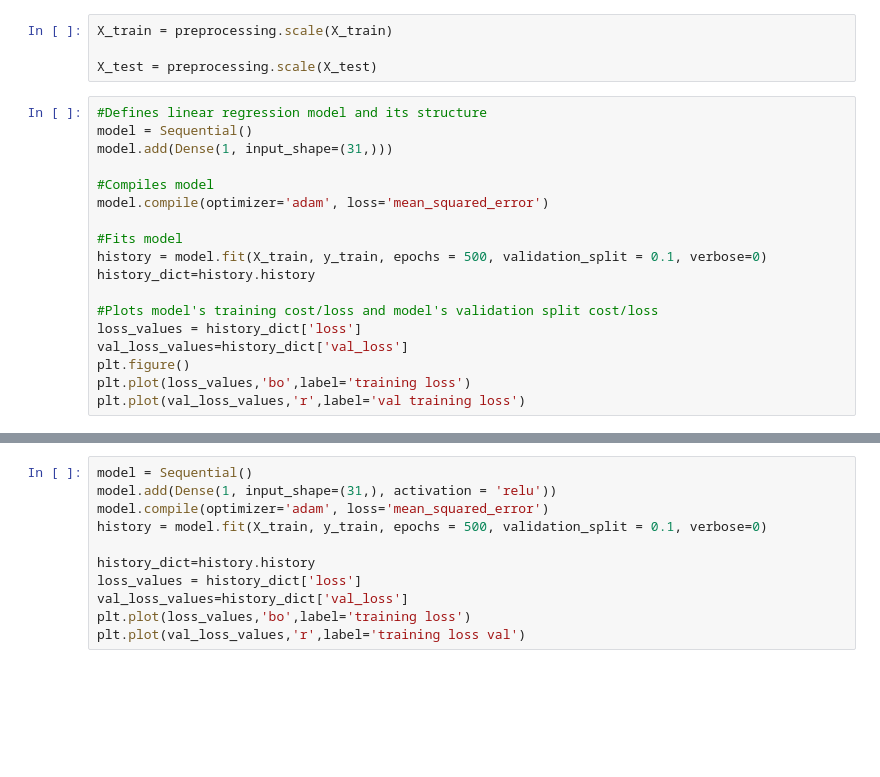
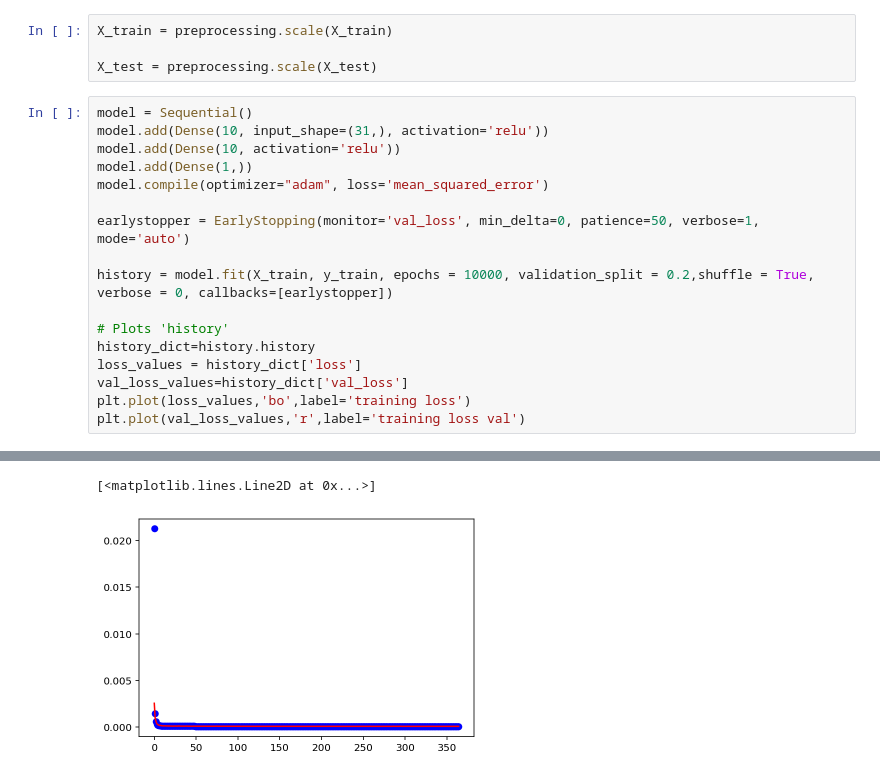
Before and after one commit to antoniusYanuar/Ml, a Jupyter notebook: neural_network.ipynb, the cells around one changed output, grey strips where cells are left out. Cells and saved outputs as stored; diff of their text form; blank space fills up the shorter version.

```diff
--- a/neural_network.ipynb
+++ b/neural_network.ipynb
@@ -30,20 +30,20 @@ X_train = preprocessing.scale(X_train)
 
 X_test = preprocessing.scale(X_test)
 # %%
-#Defines linear regression model and its structure
 model = Sequential()
-model.add(Dense(1, input_shape=(31,)))
+model.add(Dense(10, input_shape=(31,), activation='relu'))
+model.add(Dense(10, activation='relu'))
+model.add(Dense(1,))
+model.compile(optimizer="adam", loss='mean_squared_error')
 
-#Compiles model
-model.compile(optimizer='adam', loss='mean_squared_error')
+earlystopper = EarlyStopping(monitor='val_loss', min_delta=0, patience=50, verbose=1, mode='auto')
 
-#Fits model
-history = model.fit(X_train, y_train, epochs = 500, validation_split = 0.1, verbose=0)
+history = model.fit(X_train, y_train, epochs = 10000, validation_split = 0.2,shuffle = True, verbose = 0, callbacks=[earlystopper])
+
+# Plots 'history'
 history_dict=history.history
-
-#Plots model's training cost/loss and model's validation split cost/loss
 loss_values = history_dict['loss']
 val_loss_values=history_dict['val_loss']
-plt.figure()
 plt.plot(loss_values,'bo',label='training loss')
-plt.plot(val_loss_values,'r',label='val training loss')
+plt.plot(val_loss_values,'r',label='training loss val')
+# %% [output]
@@ -50,14 +64,5 @@ plt.plot(val_loss_values,'r',label='val training loss')
+[<matplotlib.lines.Line2D at 0x...>]
+[figure, added]
-# %%
-model = Sequential()
-model.add(Dense(1, input_shape=(31,), activation = 'relu'))
-model.compile(optimizer='adam', loss='mean_squared_error')
-history = model.fit(X_train, y_train, epochs = 500, validation_split = 0.1, verbose=0)
-
-history_dict=history.history
-loss_values = history_dict['loss']
-val_loss_values=history_dict['val_loss']
-plt.plot(loss_values,'bo',label='training loss')
-plt.plot(val_loss_values,'r',label='training loss val')
 # %%
 y_train_pred = model.predict(X_train)
 y_test_pred = model.predict(X_test)
```
Also changed, not shown: parts of 3 cells of this notebook, 2 other files.
